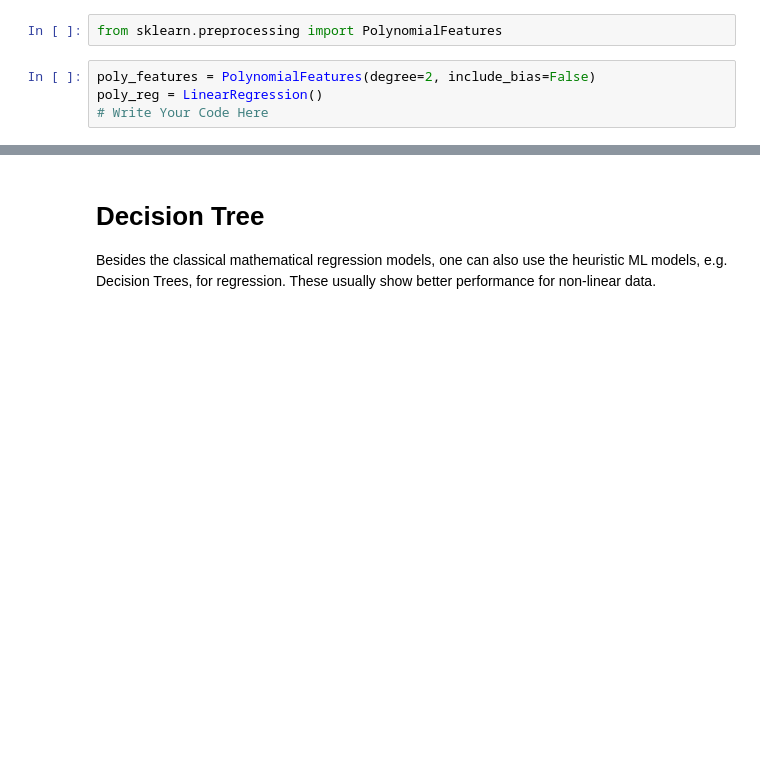
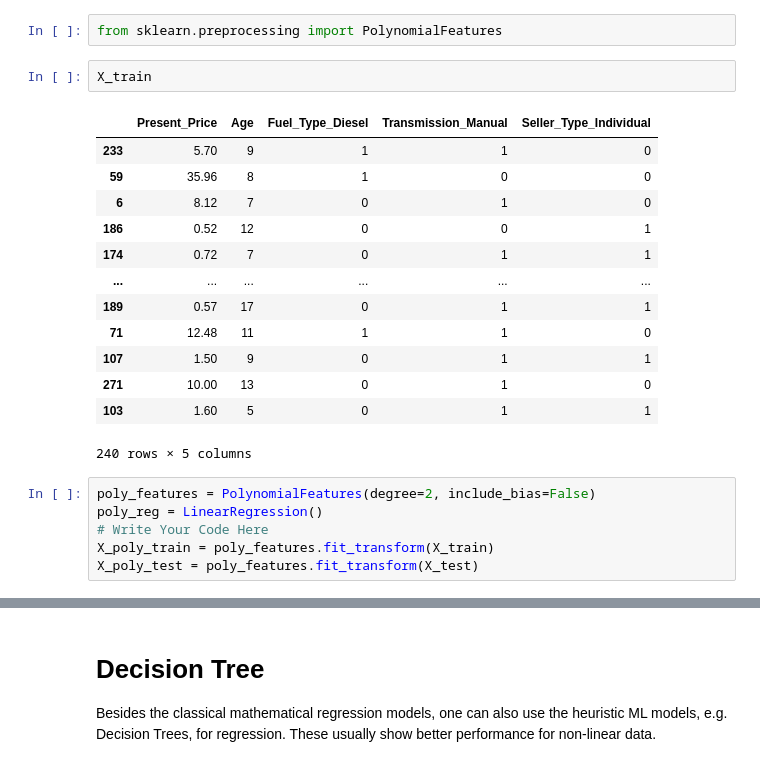
Before and after one commit to alpargur/machine-learning-101, a Jupyter notebook: dev/06-Regression/06-Regression_car.ipynb, the cells around one changed output, grey strips where cells are left out. Drawn from its saved outputs; the diff is of its cells as text; blank space fills up the shorter version.

```diff
--- a/dev/06-Regression/06-Regression_car.ipynb
+++ b/dev/06-Regression/06-Regression_car.ipynb
@@ -195,7 +197,25 @@ Apply a polynimial regression on the training set. Try different polynomial degr
 </div>
 # %%
 from sklearn.preprocessing import PolynomialFeatures
+# %%
+X_train
+# %% [output]
+|  | Present_Price | Age | Fuel_Type_Diesel | Transmission_Manual | Seller_Type_Individual |
+| 233 | 5.70 | 9 | 1 | 1 | 0 |
+| 59 | 35.96 | 8 | 1 | 0 | 0 |
+| 6 | 8.12 | 7 | 0 | 1 | 0 |
+| 186 | 0.52 | 12 | 0 | 0 | 1 |
+| 174 | 0.72 | 7 | 0 | 1 | 1 |
+| ... | ... | ... | ... | ... | ... |
+| 189 | 0.57 | 17 | 0 | 1 | 1 |
+| 71 | 12.48 | 11 | 1 | 1 | 0 |
+| 107 | 1.50 | 9 | 0 | 1 | 1 |
+| 271 | 10.00 | 13 | 0 | 1 | 0 |
+| 103 | 1.60 | 5 | 0 | 1 | 1 |
+240 rows × 5 columns
 # %%
 poly_features = PolynomialFeatures(degree=2, include_bias=False)
 poly_reg = LinearRegression()
 # Write Your Code Here
+X_poly_train = poly_features.fit_transform(X_train)
+X_poly_test = poly_features.fit_transform(X_test)
```
Also changed, not shown: parts of 12 cells of this notebook, 1 other file.
